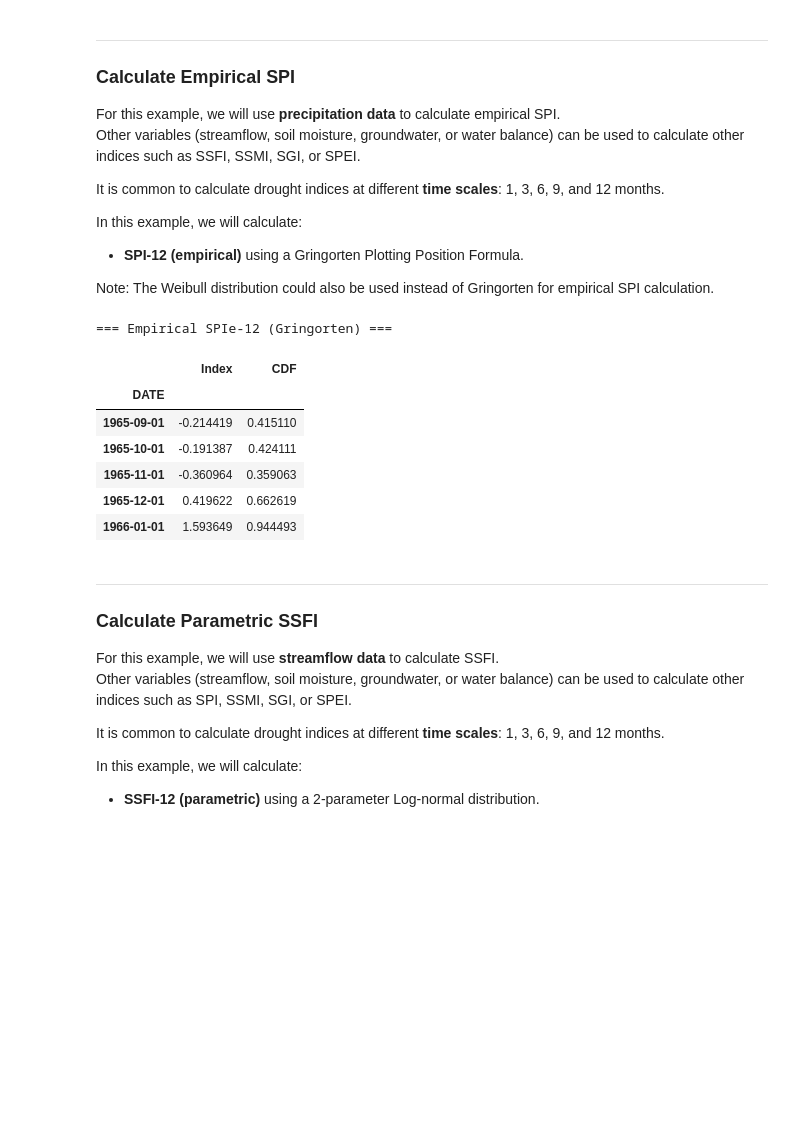
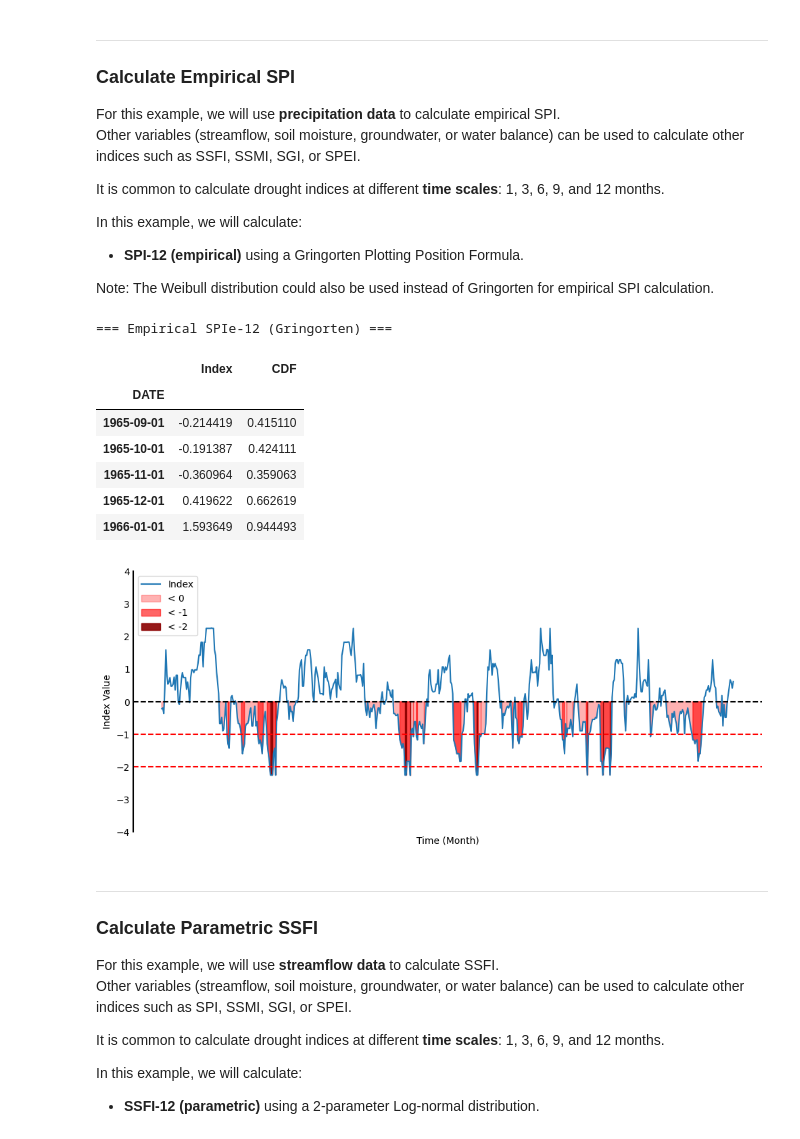
Before and after one commit to TerziTB/PyDRGHT, a Jupyter notebook: examples/example_SI.ipynb, the cells around one changed output. Drawn from its saved outputs; the diff is of its cells as text; code cells hidden in the pictures; blank space fills up the shorter version.

```diff
--- a/examples/example_SI.ipynb
+++ b/examples/example_SI.ipynb
@@ -107,24 +110,27 @@ Note: The Weibull distribution could also be used instead of Gringorten for empi
 # %%
 # Select precipitation column
 precip = df['PRECIPITATION']
 
 # Create SI class using the data and the time scale
 spi_12 = pydrght.SI(data=precip, ts=12)
 
 # === Parametric SPI-12 using Gamma distribution ===
 spi_12_emp = spi_12.fit_empirical(method='Gringorten')
 
 print("\n=== Empirical SPIe-12 (Gringorten) ===")
 display(spi_12_emp.head())
+
+pydrght.utils.plot_index_with_severity(spi_12_emp["Index"])
 # %% [output]
 === Empirical SPIe-12 (Gringorten) ===
 |  | Index | CDF |
 | DATE |  |  |
 | 1965-09-01 | -0.214419 | 0.415110 |
 | 1965-10-01 | -0.191387 | 0.424111 |
 | 1965-11-01 | -0.360964 | 0.359063 |
 | 1965-12-01 | 0.419622 | 0.662619 |
 | 1966-01-01 | 1.593649 | 0.944493 |
+[figure, added]
 # %% [markdown]
 ---
 ### **Calculate Parametric SSFI**
```
Also changed, not shown: parts of 7 cells of this notebook.
